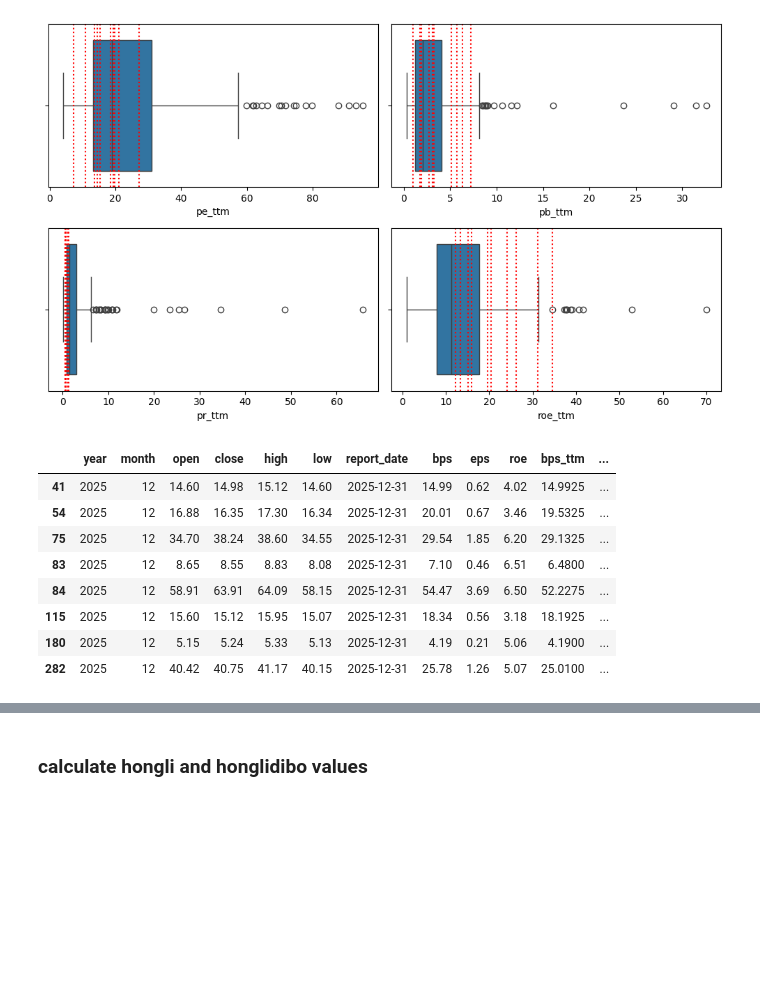
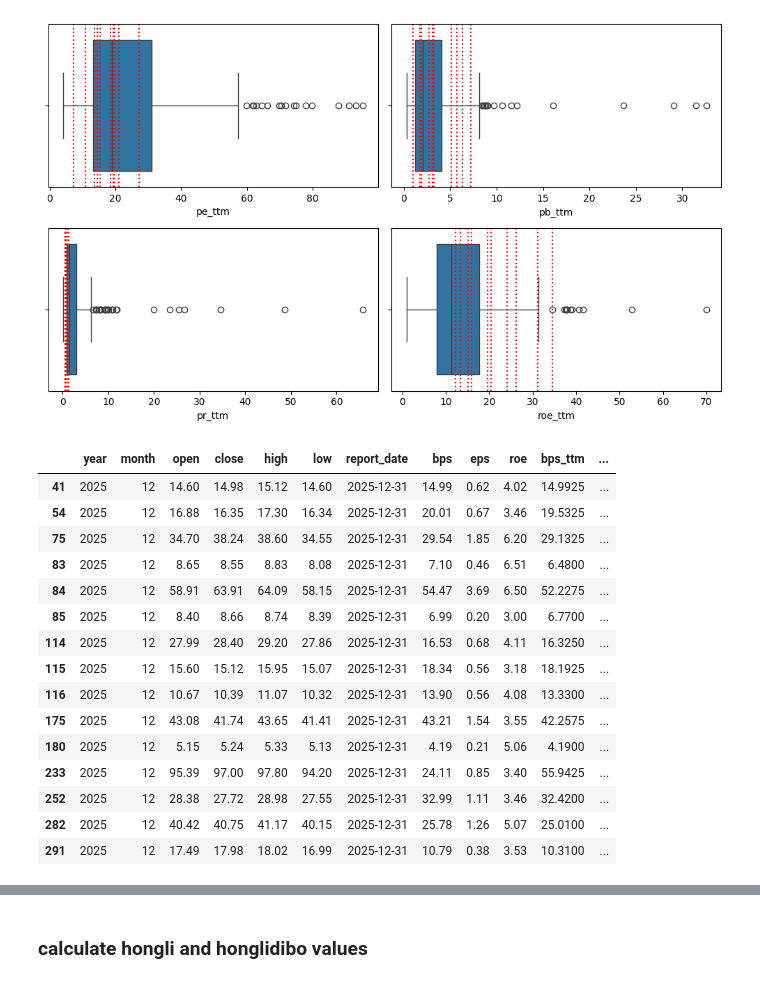
Before and after one commit to ProfessorErdo/stock-trend-tracker, a Jupyter notebook: notebooks/calculate_and_visualize_valuation.ipynb, the cells around one changed output, grey strips where cells are left out. Drawn from its saved outputs; the diff is of its cells as text; code cells hidden in the pictures; blank space fills up the shorter version.

```diff
--- a/notebooks/calculate_and_visualize_valuation.ipynb
+++ b/notebooks/calculate_and_visualize_valuation.ipynb
@@ -179,24 +179,31 @@ plt.show()
 # %%
 # pe_ttm, pb_ttm, pr_ttm < 25 quantile
 # roe_ttm > 25 quantile
-threshold = 0.35
+threshold = 0.4
 pe_th = hs_values.query("pe_ttm > 0").pe_ttm.quantile(threshold)
 pb_th = hs_values.query("pe_ttm > 0").pb_ttm.quantile(threshold)
 pr_th = hs_values.query("pe_ttm > 0").pr_ttm.quantile(threshold)
 roe_th = hs_values.query("pe_ttm > 0").roe_ttm.quantile(1-threshold)
 
 hs_values_filtered = hs_values.query(f"(pe_ttm < {pe_th}) & (pb_ttm < {pb_th}) & (pr_ttm < {pr_th}) & (roe_ttm > {roe_th})")
 hs_values_filtered
 # %% [output]
 |  | year | month | open | close | high | low | report_date | bps | eps | roe | bps_ttm | ... |
 | 41 | 2025 | 12 | 14.60 | 14.98 | 15.12 | 14.60 | 2025-12-31 | 14.99 | 0.62 | 4.02 | 14.9925 | ... |
 | 54 | 2025 | 12 | 16.88 | 16.35 | 17.30 | 16.34 | 2025-12-31 | 20.01 | 0.67 | 3.46 | 19.5325 | ... |
 | 75 | 2025 | 12 | 34.70 | 38.24 | 38.60 | 34.55 | 2025-12-31 | 29.54 | 1.85 | 6.20 | 29.1325 | ... |
 | 83 | 2025 | 12 | 8.65 | 8.55 | 8.83 | 8.08 | 2025-12-31 | 7.10 | 0.46 | 6.51 | 6.4800 | ... |
 | 84 | 2025 | 12 | 58.91 | 63.91 | 64.09 | 58.15 | 2025-12-31 | 54.47 | 3.69 | 6.50 | 52.2275 | ... |
+| 85 | 2025 | 12 | 8.40 | 8.66 | 8.74 | 8.39 | 2025-12-31 | 6.99 | 0.20 | 3.00 | 6.7700 | ... |
+| 114 | 2025 | 12 | 27.99 | 28.40 | 29.20 | 27.86 | 2025-12-31 | 16.53 | 0.68 | 4.11 | 16.3250 | ... |
 | 115 | 2025 | 12 | 15.60 | 15.12 | 15.95 | 15.07 | 2025-12-31 | 18.34 | 0.56 | 3.18 | 18.1925 | ... |
+| 116 | 2025 | 12 | 10.67 | 10.39 | 11.07 | 10.32 | 2025-12-31 | 13.90 | 0.56 | 4.08 | 13.3300 | ... |
+| 175 | 2025 | 12 | 43.08 | 41.74 | 43.65 | 41.41 | 2025-12-31 | 43.21 | 1.54 | 3.55 | 42.2575 | ... |
 | 180 | 2025 | 12 | 5.15 | 5.24 | 5.33 | 5.13 | 2025-12-31 | 4.19 | 0.21 | 5.06 | 4.1900 | ... |
+| 233 | 2025 | 12 | 95.39 | 97.00 | 97.80 | 94.20 | 2025-12-31 | 24.11 | 0.85 | 3.40 | 55.9425 | ... |
+| 252 | 2025 | 12 | 28.38 | 27.72 | 28.98 | 27.55 | 2025-12-31 | 32.99 | 1.11 | 3.46 | 32.4200 | ... |
 | 282 | 2025 | 12 | 40.42 | 40.75 | 41.17 | 40.15 | 2025-12-31 | 25.78 | 1.26 | 5.07 | 25.0100 | ... |
+| 291 | 2025 | 12 | 17.49 | 17.98 | 18.02 | 16.99 | 2025-12-31 | 10.79 | 0.38 | 3.53 | 10.3100 | ... |
 # %%
 today = pd.to_datetime("today").strftime("%Y%m%d")
 ob_stocks = hs_values_filtered.code.tolist()
```
Also changed, not shown: parts of 1 cell of this notebook, 1 other file.
